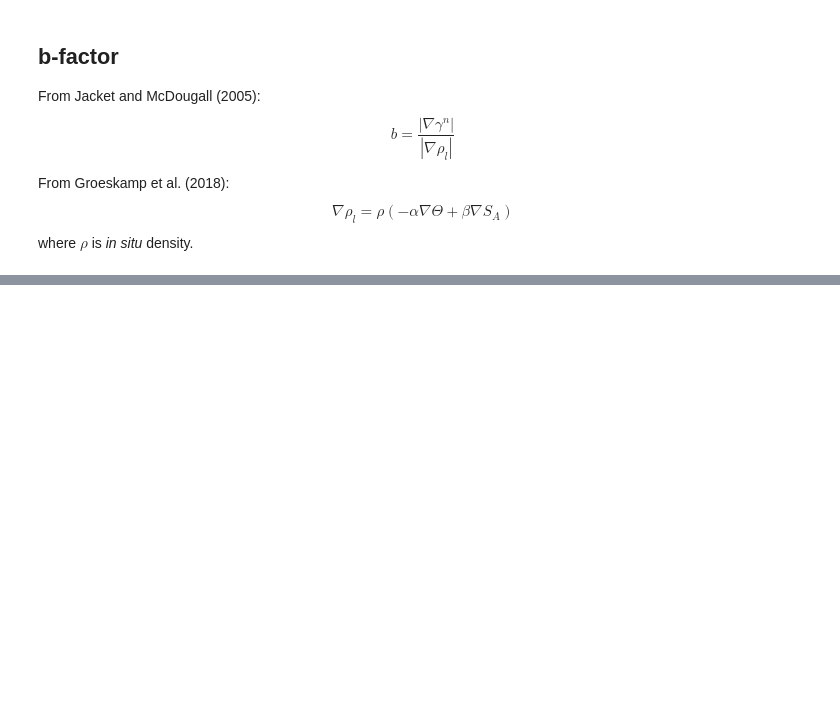
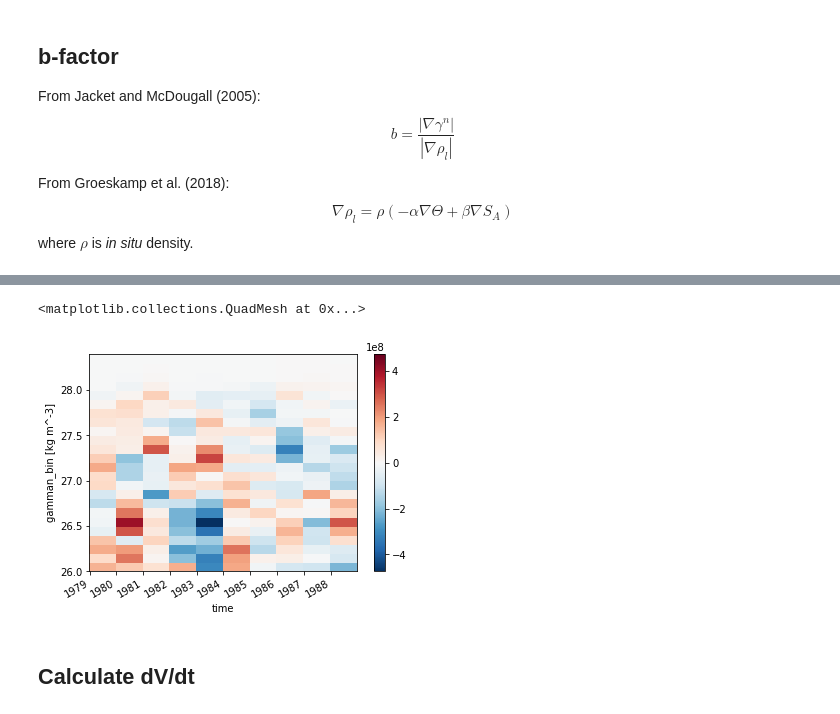
Before and after one commit to gmacgilchrist/so_decadal_variability, a Jupyter notebook: so_decadal-variability.ipynb, the cells around one changed output, grey strips where cells are left out. Cells and saved outputs as stored; diff of their text form; code cells hidden in the pictures; blank space fills up the shorter version.

```diff
--- a/so_decadal-variability.ipynb
+++ b/so_decadal-variability.ipynb
@@ -189,6 +167,0 @@ plt.legend()
-# %%
-# Calculate G
-gn_edges = np.arange(26,28.5,0.1)
-Gheat = calc_G_alt(Fheat,hydro_WOA.gamman,b,grid.vol4d,gn_edges)*1E-9
-Gfw = calc_G_alt(Ffw,hydro_WOA.gamman,b,grid.vol4d,gn_edges)*1E-9
-G = calc_G_alt(F,hydro_WOA.gamman,b,grid.vol4d,gn_edges)*1E-9
@@ -199,0 +170,14 @@ plt.legend()
+# %%
+def calc_annualanom(da):
+    annual = da.coarsen(time=12,boundary='trim').mean()
+    mean = da.mean('time')*xr.ones_like(annual)
+    annualanom = annual-mean
+    return annualanom
+# %%
+Gannualanom = calc_annualanom(G)
+Gannualanom.transpose().plot()
+# %% [output]
+<matplotlib.collections.QuadMesh at 0x...>
+[figure, added]
+# %% [markdown]
+## Calculate dV/dt
```
Also changed, not shown: parts of 23 cells of this notebook.
